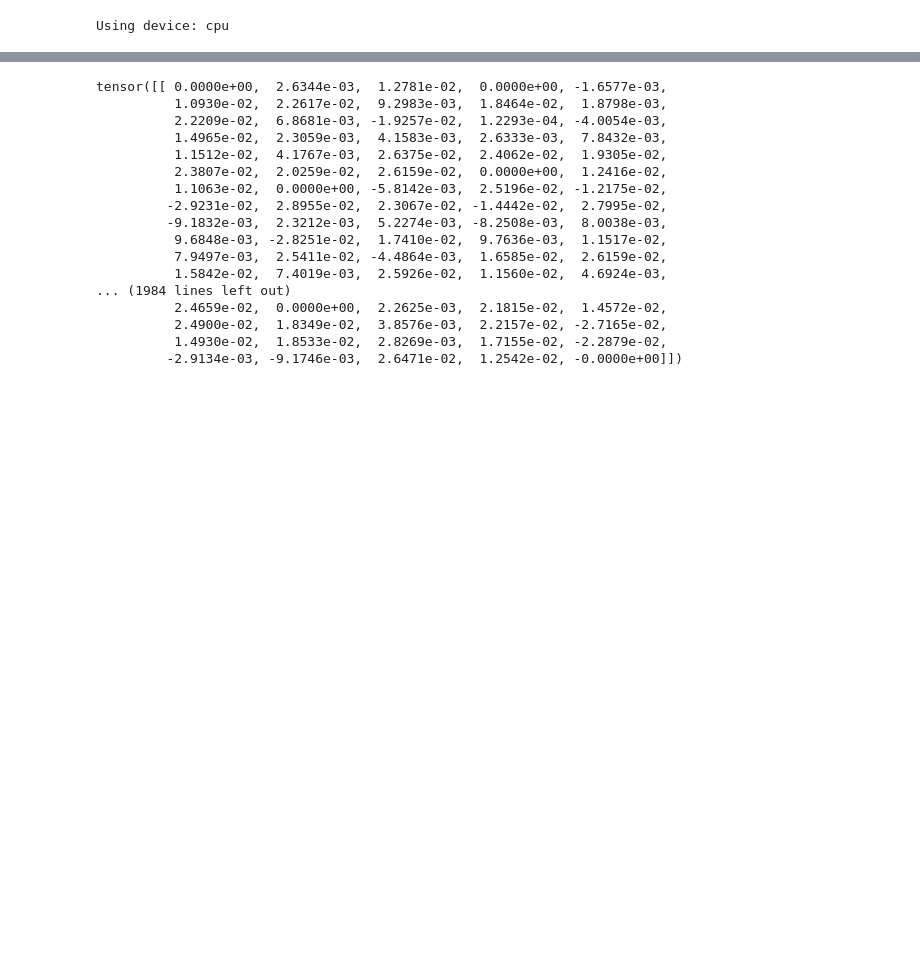
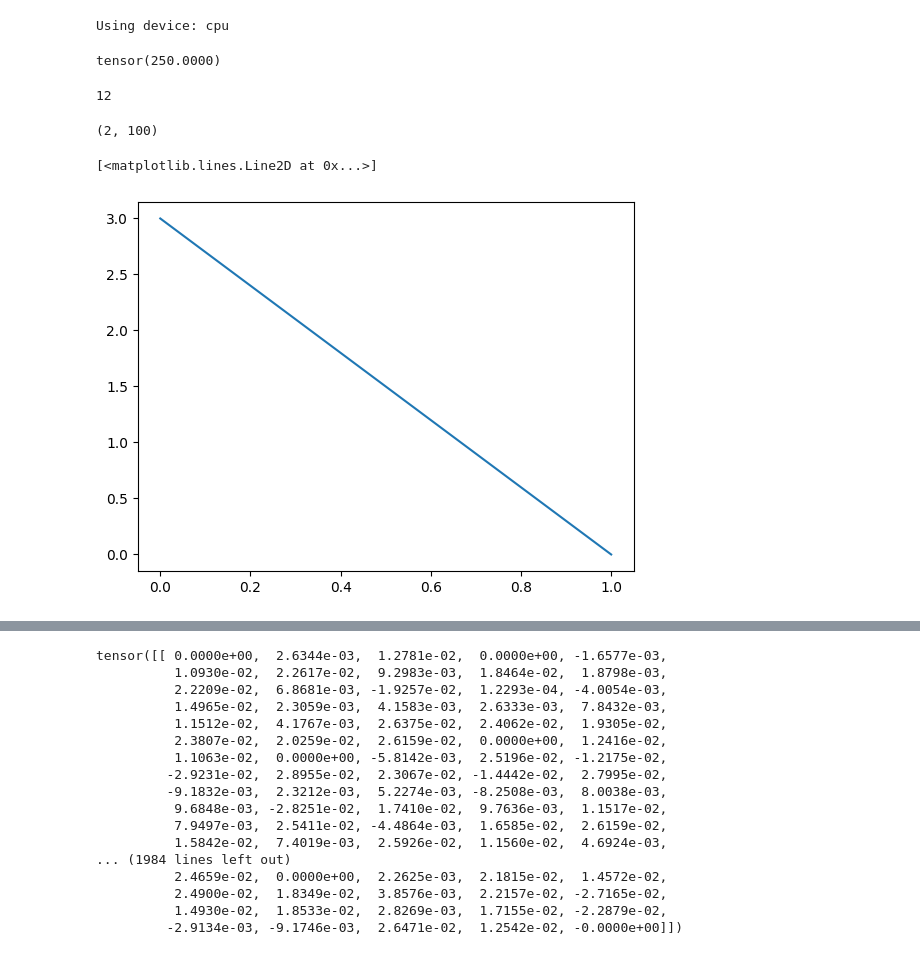
Before and after one commit to hhsherlock/self_organized_criticality, a Jupyter notebook: test.ipynb, the cells around one changed output, grey strips where cells are left out. Saved outputs shown, nothing was run; the diff lists cells and outputs as text; code cells hidden in the pictures; blank space fills up the shorter version.

```diff
--- a/test.ipynb
+++ b/test.ipynb
@@ -20 +69,56 @@ Using device: cpu
+# %%
+weights.sum()
+# %% [output]
+tensor(250.0000)
+# %%
+# one initial activity run
+fire_data = []
+neuron_v=torch.zeros(N, device=device)
+idx = torch.randint(0, N, (1,), device=device).item()
+print(idx)
+neuron_v[idx]=1 	# background activity original, without Rate in filename
+t=0
+
+# coverge loop
+while neuron_v.sum()>0 and t<50:
+    prob_spiking=torch.matmul(weights, neuron_v)
+    rand_vals = torch.rand_like(prob_spiking)
+
+    spike_mask = (prob_spiking >= 1) | (
+        (prob_spiking > 0) &
+        (prob_spiking < 1) &
+        (rand_vals < prob_spiking)
+    )
+
+    neuron_v_new[spike_mask] = 1
+    neuron_history[spike_mask] = 1
+
+    ### Shew 2015
+    #prob_spiking=0
+    #for j in range(N):
+    #	if i!=j:
+    #		prob_spiking=prob_spiking + (weights[i,j]*neuron_v[j])
+
+
+    fire_data.append(neuron_v_new.detach().cpu().clone())
+
+    neuron_v[:]=neuron_v_new[:]
+    neuron_v_new[:]=0
+    #neuron_v[random.randint(0,N-1)]=1 	# background activity original, without Rate in filename
+    t=t+1
+# %% [output]
+12
+# %%
+fire_data = np.array(fire_data)
+# %%
+fire_data.shape
+# %% [output]
+(2, 100)
+# %%
+fire_sum = np.sum(fire_data, axis=1)
+# %%
+plt.plot(fire_sum)
+# %% [output]
+[<matplotlib.lines.Line2D at 0x...>]
+[figure, added]
 # %%
```
Also changed, not shown: parts of 2 cells of this notebook.
